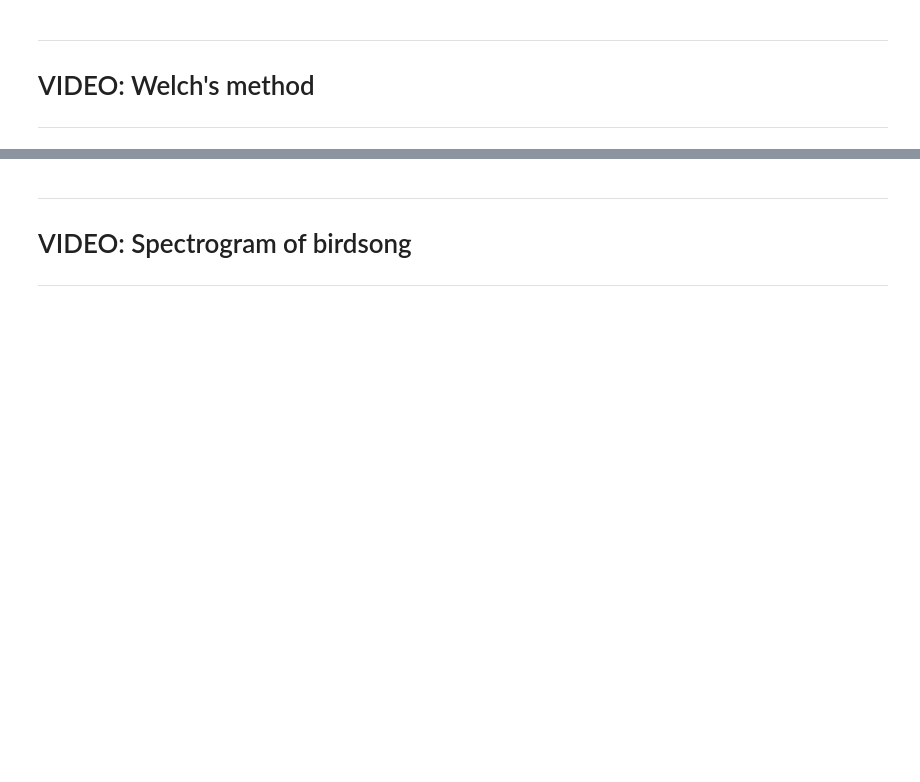
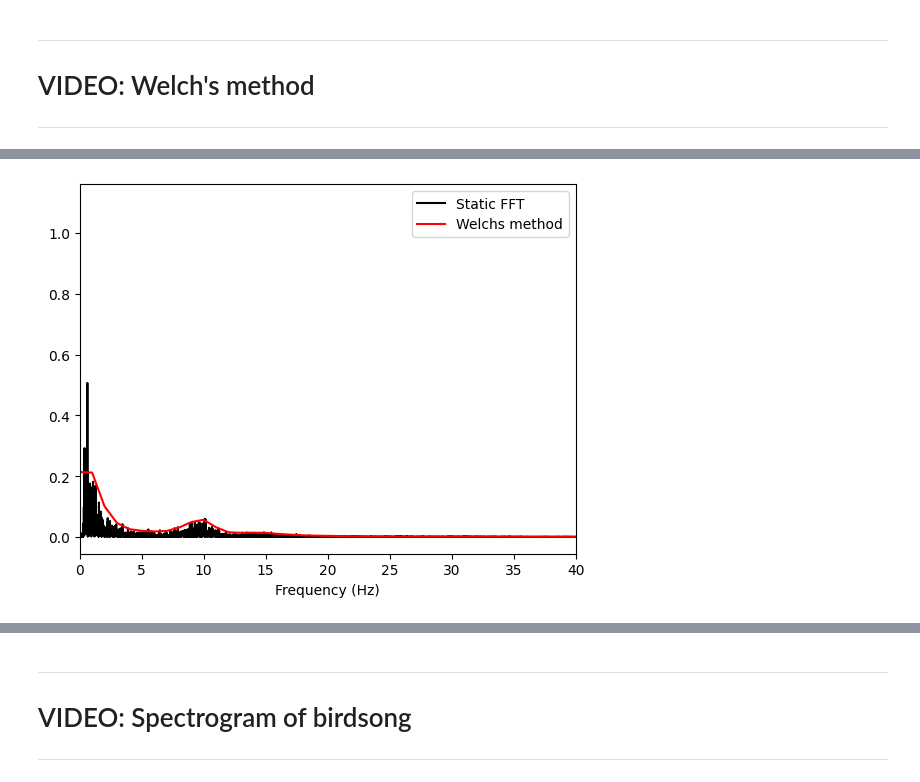
Before and after one commit to mikexcohen/SignalProcessing, a Jupyter notebook: spectral/sigprocMXC_spectral.ipynb, the cells around one changed output, grey strips where cells are left out. Cells and saved outputs as stored; diff of their text form; code cells hidden in the pictures; blank space fills up the shorter version.

```diff
--- a/spectral/sigprocMXC_spectral.ipynb
+++ b/spectral/sigprocMXC_spectral.ipynb
@@ -109,49 +117,51 @@ hz = np.linspace(0,srate/2,int(np.floor(N/2)+1))
 ## "manual" Welch's method
 
 # window length in seconds*srate
-winlength = int( 1*srate )
+winlength = int( 1*srate.item() )
 
 # number of points of overlap
-nOverlap = np.round(srate/2)
+nOverlap = np.round(srate.item() /2)
 
 # window onset times
 winonsets = np.arange(0,int(N-winlength),int(winlength-nOverlap))
 
 # note: different-length signal needs a different-length Hz vector
-hzW = np.linspace(0,srate/2,int(floor(winlength/2)+1))
+hzW = np.linspace(0,srate/2,int(np.floor(winlength/2)+1))
 
 # Hann window
 hannw = .5 - np.cos(2*np.pi*np.linspace(0,1,int(winlength)))/2
 
 # initialize the power matrix (windows x frequencies)
 eegpowW = np.zeros(len(hzW))
 
 # loop over frequencies
 for wi in range(0,len(winonsets)):
 
     # get a chunk of data from this time window
     datachunk = eegdata[ winonsets[wi]:winonsets[wi]+winlength ]
 
     # apply Hann taper to data
     datachunk = datachunk * hannw
 
     # compute its power
     tmppow = np.abs(scipy.fftpack.fft(datachunk)/winlength)**2
 
     # enter into matrix
     eegpowW = eegpowW  + tmppow[0:len(hzW)]
 
 # divide by N
 eegpowW = eegpowW / len(winonsets)
 
 
 # plotting
 plt.plot(hz,eegpow[0:len(hz)],'k',label='Static FFT')
 plt.plot(hzW,eegpowW/10,'r',label='Welch''s method')
 plt.xlim([0,40])
 plt.xlabel('Frequency (Hz)')
 plt.legend()
 plt.show()
+# %% [output]
+[figure, added]
 # %%
 ## Python's welch
 
```
Also changed, not shown: parts of 6 cells of this notebook.
